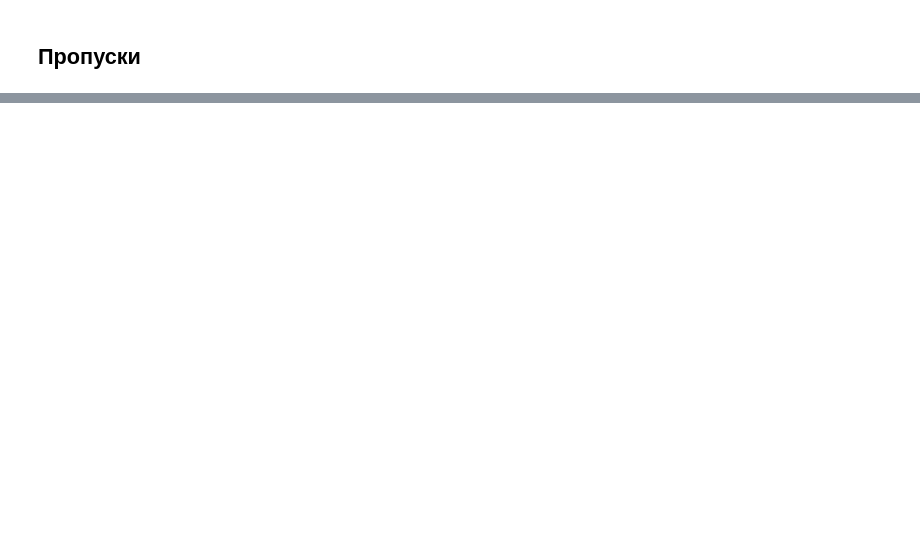
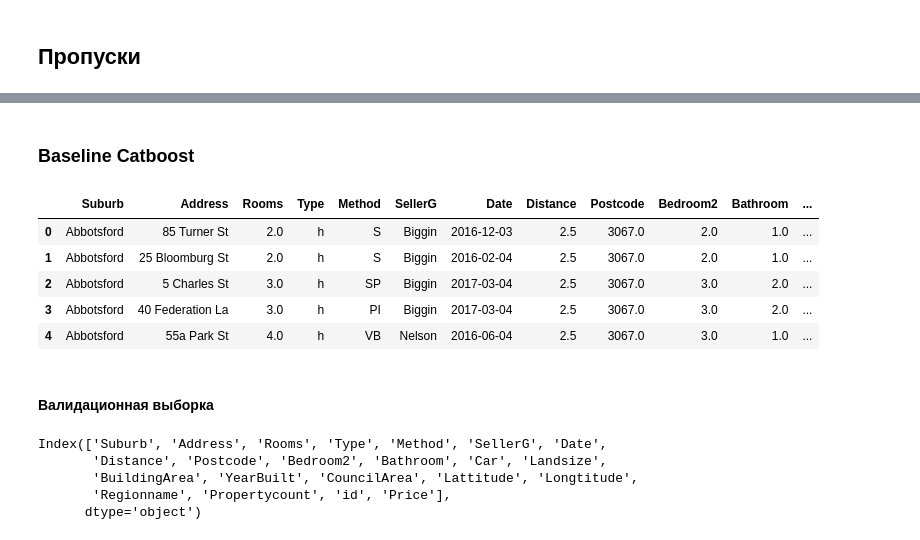
Before and after one commit to Zetis659/Data_Science_GM, a Jupyter notebook: Leopard_challenge_Regression/Leopard_challenge_Regression_2.ipynb, the cells around one changed output, grey strips where cells are left out. Cells and saved outputs as stored; diff of their text form; code cells hidden in the pictures; blank space fills up the shorter version.

Commit message:
Feature: try catboost

```diff
--- a/Leopard_challenge_Regression/Leopard_challenge_Regression_2.ipynb
+++ b/Leopard_challenge_Regression/Leopard_challenge_Regression_2.ipynb
@@ -1142,0 +1199,13 @@ Length: 6844, dtype: int64
+# %% [markdown]
+### Baseline Catboost
+# %%
+train_v1.head()
+# %% [output]
+|  | Suburb | Address | Rooms | Type | Method | SellerG | Date | Distance | Postcode | Bedroom2 | Bathroom | ... |
+| 0 | Abbotsford | 85 Turner St | 2.0 | h | S | Biggin | 2016-12-03 | 2.5 | 3067.0 | 2.0 | 1.0 | ... |
+| 1 | Abbotsford | 25 Bloomburg St | 2.0 | h | S | Biggin | 2016-02-04 | 2.5 | 3067.0 | 2.0 | 1.0 | ... |
+| 2 | Abbotsford | 5 Charles St | 3.0 | h | SP | Biggin | 2017-03-04 | 2.5 | 3067.0 | 3.0 | 2.0 | ... |
+| 3 | Abbotsford | 40 Federation La | 3.0 | h | PI | Biggin | 2017-03-04 | 2.5 | 3067.0 | 3.0 | 2.0 | ... |
+| 4 | Abbotsford | 55a Park St | 4.0 | h | VB | Nelson | 2016-06-04 | 2.5 | 3067.0 | 3.0 | 1.0 | ... |
+# %% [markdown]
+#### Валидационная выборка
@@ -1142,0 +1218,8 @@ Length: 6844, dtype: int64
+# %%
+train_v1.columns
+# %% [output]
+Index(['Suburb', 'Address', 'Rooms', 'Type', 'Method', 'SellerG', 'Date',
+       'Distance', 'Postcode', 'Bedroom2', 'Bathroom', 'Car', 'Landsize',
+       'BuildingArea', 'YearBuilt', 'CouncilArea', 'Lattitude', 'Longtitude',
+       'Regionname', 'Propertycount', 'id', 'Price'],
+      dtype='object')
```
Also changed, not shown: parts of 80 cells of this notebook, 1 other file.
